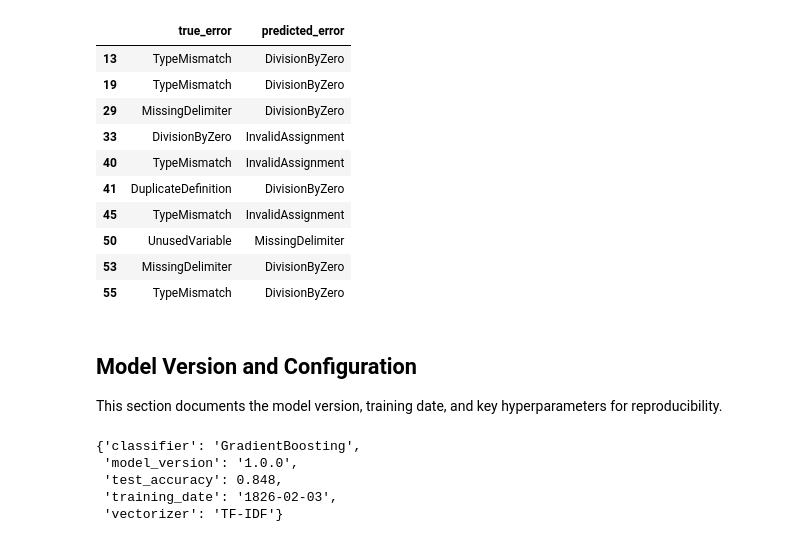
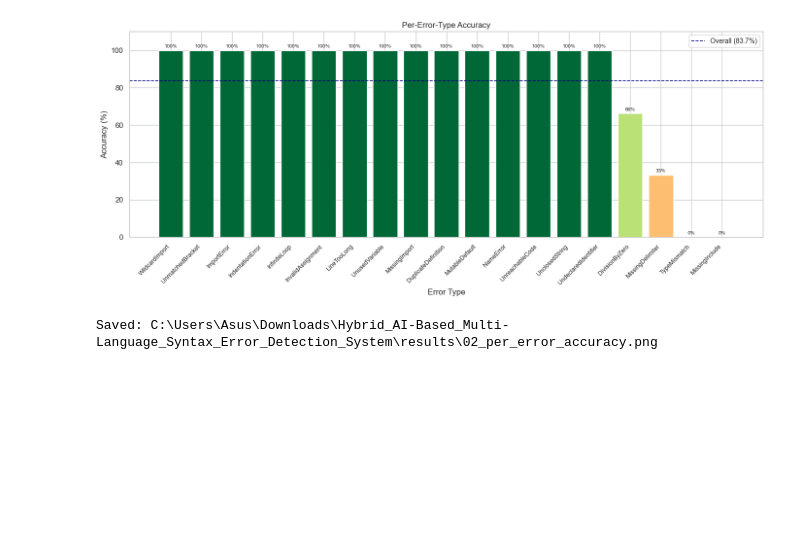
Before and after one commit to satyamshivam13/HybridAI_Syntax_Error_Detection, a Jupyter notebook: scripts/evaluate_results_visualization.ipynb, the cells around one changed output. Saved outputs shown, nothing was run; the diff lists cells and outputs as text; code cells hidden in the pictures; blank space fills up the shorter version.

Commit message:
feat: Add an evaluation and visualization notebook, model retraining script, and initial model artifacts and result plots.

```diff
--- a/scripts/evaluate_results_visualization.ipynb
+++ b/scripts/evaluate_results_visualization.ipynb
@@ -73,6 +200,0 @@ plt.xlabel('Predicted');plt.ylabel('True');plt.title('Confusion Matrix');plt.sav
-# %%
-per_error_acc={}
-for e in labels:
-    sub=df[df['true_error']==e]
-    per_error_acc[e]=accuracy_score(sub['true_error'],sub['predicted_error'])
-pd.Series(per_error_acc)
@@ -188,41 +201,32 @@ Below we display a few misclassified examples, showing their true and predicted
-# %%
-# Show a few misclassified examples
-misclassified = df[df['true_error'] != df['predicted_error']]
-if not misclassified.empty:
-    display(misclassified[['true_error', 'predicted_error']].head(10))
-else:
-    print('No misclassified examples found.')
-# %% [output]
-|  | true_error | predicted_error |
-| 13 | TypeMismatch | DivisionByZero |
-| 19 | TypeMismatch | DivisionByZero |
-| 29 | MissingDelimiter | DivisionByZero |
-| 33 | DivisionByZero | InvalidAssignment |
-| 40 | TypeMismatch | InvalidAssignment |
-| 41 | DuplicateDefinition | DivisionByZero |
-| 45 | TypeMismatch | InvalidAssignment |
-| 50 | UnusedVariable | MissingDelimiter |
-| 53 | MissingDelimiter | DivisionByZero |
-| 55 | TypeMismatch | DivisionByZero |
-# %% [markdown]
-## Model Version and Configuration
-
-This section documents the model version, training date, and key hyperparameters for reproducibility.
-# %%
-# Example: Display model version/configuration
-model_info = {
-    "model_version": "1.0.0",
-    "training_date": "1826-02-03",
-    "vectorizer": "TF-IDF",
-    "classifier": "GradientBoosting",
-    "test_accuracy": round(accuracy_score(y_true, y_pred), 3),
-    # Add more hyperparameters as needed
-}
-import pprint
-pprint.pprint(model_info)
-# %% [output]
-{'classifier': 'GradientBoosting',
- 'model_version': '1.0.0',
- 'test_accuracy': 0.848,
- 'training_date': '1826-02-03',
- 'vectorizer': 'TF-IDF'}
+# %%
+per_error = {}
+for err in sorted(df_eval["true_error"].unique()):
+    sub = df_eval[df_eval["true_error"] == err]
+    per_error[err] = accuracy_score(sub["true_error"], sub["predicted_error"]) * 100
+
+pe_series = pd.Series(per_error).sort_values(ascending=False)
+
+fig, ax = plt.subplots(figsize=(14, 6))
+bars = ax.bar(
+    pe_series.index,
+    pe_series.values,
+    color=[plt.cm.RdYlGn(v / 100) for v in pe_series.values],
+)
+ax.axhline(acc * 100, color="navy", linestyle="--", linewidth=1.2, label=f"Overall ({acc * 100:.1f}%)")
+ax.set_xlabel("Error Type")
+ax.set_ylabel("Accuracy (%)")
+ax.set_title("Per-Error-Type Accuracy")
+ax.set_ylim(0, 110)
+plt.xticks(rotation=45, ha="right", fontsize=9)
+ax.legend(fontsize=10)
+for bar, val in zip(bars, pe_series.values):
+    ax.text(bar.get_x() + bar.get_width() / 2, bar.get_height() + 1, f"{val:.0f}%", ha="center", va="bottom", fontsize=7.5)
+plt.tight_layout()
+
+path2 = OUTPUT_DIR / "02_per_error_accuracy.png"
+plt.savefig(path2, dpi=150, bbox_inches="tight")
+plt.show()
+print(f"Saved: {path2}")
+# %% [output]
+[figure, added]
+Saved: C:\Users\Asus\Downloads\Hybrid_AI-Based_Multi-Language_Syntax_Error_Detection_System\results\02_per_error_accuracy.png
```
Also changed, not shown: parts of 22 cells of this notebook, 9 other files.
